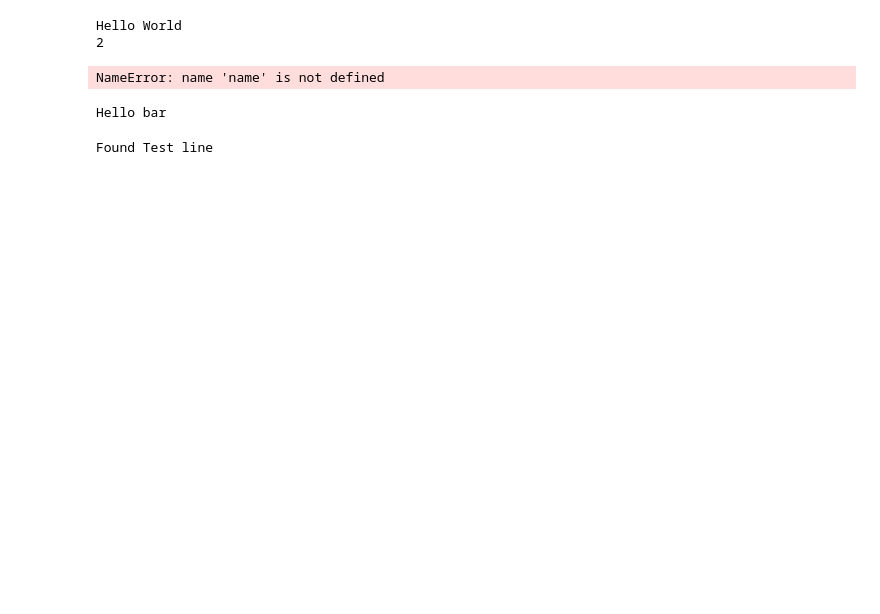
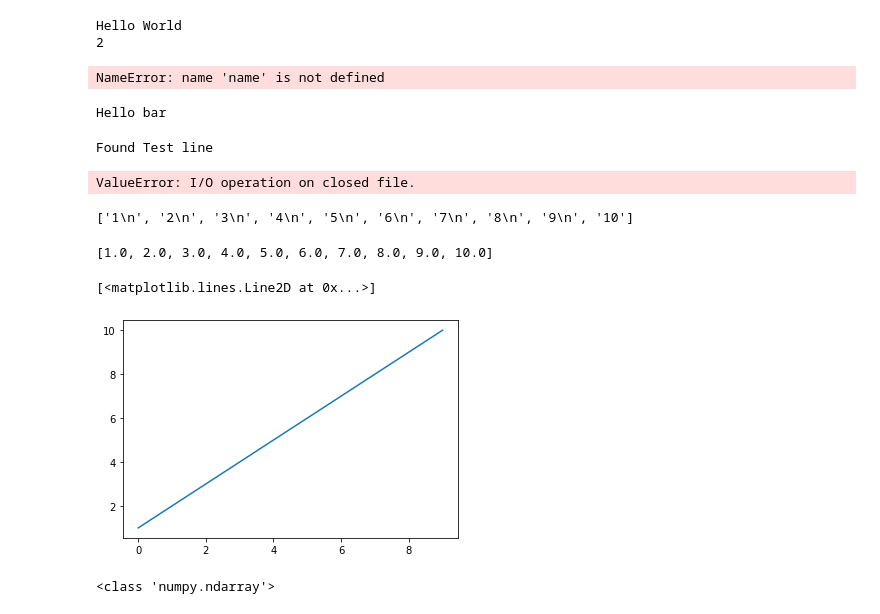
Before and after one commit to JennyWade/python_programmering, a Jupyter notebook: Lecture07/testing.ipynb, the cells around one changed output. Drawn from its saved outputs; the diff is of its cells as text; code cells hidden in the pictures; blank space fills up the shorter version.

```diff
--- a/Lecture07/testing.ipynb
+++ b/Lecture07/testing.ipynb
@@ -31,3 +31,41 @@ for line  in f:
 f.close()
 # %% [output]
 Found Test line
+# %%
+f = open("try_test.txt", "w")
+f.write("Hello\n")
+f.write("World")
+f.close()
+# %%
+with open("try_test", "w+") as f:
+    f.write("Testing again")
+print(f.read())
+# %% [output]
+ValueError: I/O operation on closed file.
+# %%
+with open("files/simple_line.txt", "r") as f:
+    content = f.readlines()
+print(content)
+# %% [output]
+['1\n', '2\n', '3\n', '4\n', '5\n', '6\n', '7\n', '8\n', '9\n', '10']
+# %%
+contents_float = []
+for entry in content:
+    entry_float = float(entry)
+    contents_float.append(entry_float)
+print(contents_float)
+# %% [output]
+[1.0, 2.0, 3.0, 4.0, 5.0, 6.0, 7.0, 8.0, 9.0, 10.0]
+# %%
+import matplotlib.pyplot as plt
+plt.plot(contents_float)
+# %% [output]
+[<matplotlib.lines.Line2D at 0x...>]
+[figure, added]
+# %%
+import cv2
+path = "files/COVID-00003b.jpg"
+img = cv2.imread(path)
+print(type(img))
+# %% [output]
+<class 'numpy.ndarray'>
```
Also changed, not shown: parts of 2 cells of this notebook, 2 other files.
